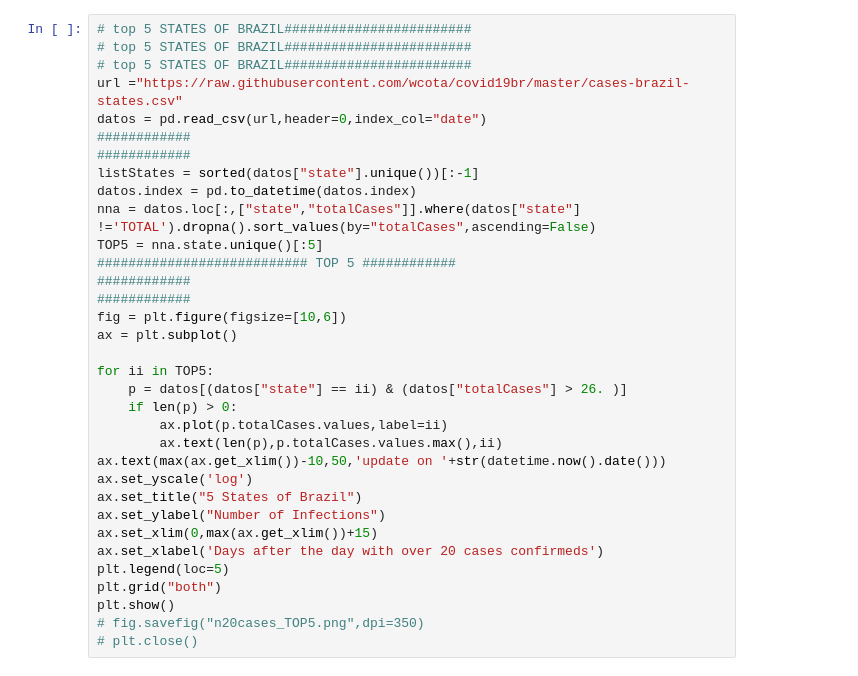
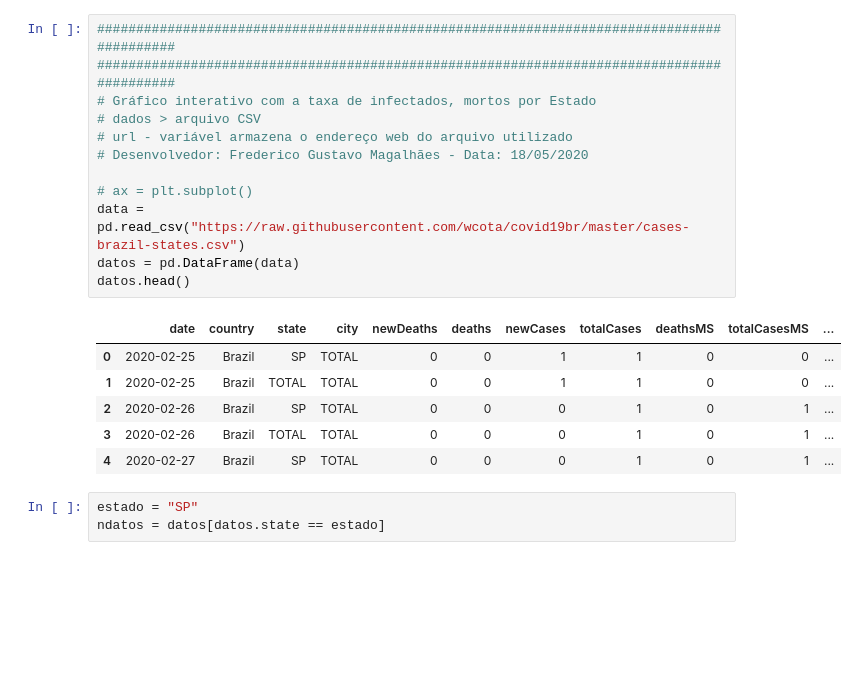
Before and after one commit to cmpaulo/corona, a Jupyter notebook: Corona19-Brazil_projeto.ipynb, the cells around one changed output. Cells and saved outputs as stored; diff of their text form; blank space fills up the shorter version.

```diff
--- a/Corona19-Brazil_projeto.ipynb
+++ b/Corona19-Brazil_projeto.ipynb
@@ -258,34 +258,22 @@ plt.show()
-# %%
-# top 5 STATES OF BRAZIL########################
-# top 5 STATES OF BRAZIL########################
-# top 5 STATES OF BRAZIL########################
-url ="https://raw.githubusercontent.com/wcota/covid19br/master/cases-brazil-states.csv"
-datos = pd.read_csv(url,header=0,index_col="date")
-############
-############
-listStates = sorted(datos["state"].unique())[:-1]
-datos.index = pd.to_datetime(datos.index)
-nna = datos.loc[:,["state","totalCases"]].where(datos["state"] !='TOTAL').dropna().sort_values(by="totalCases",ascending=False)
-TOP5 = nna.state.unique()[:5]
-########################### TOP 5 ############
-############
-############
-fig = plt.figure(figsize=[10,6])
-ax = plt.subplot()
-
-for ii in TOP5:
-    p = datos[(datos["state"] == ii) & (datos["totalCases"] > 26. )]
-    if len(p) > 0:
-        ax.plot(p.totalCases.values,label=ii)
-        ax.text(len(p),p.totalCases.values.max(),ii)
-ax.text(max(ax.get_xlim())-10,50,'update on '+str(datetime.now().date()))
-ax.set_yscale('log')
-ax.set_title("5 States of Brazil")
-ax.set_ylabel("Number of Infections")
-ax.set_xlim(0,max(ax.get_xlim())+15)
-ax.set_xlabel('Days after the day with over 20 cases confirmeds')
-plt.legend(loc=5)
-plt.grid("both")
-plt.show()
-# fig.savefig("n20cases_TOP5.png",dpi=350)
-# plt.close()
+# %%
+##########################################################################################
+##########################################################################################
+# Gráfico interativo com a taxa de infectados, mortos por Estado
+# dados > arquivo CSV
+# url - variável armazena o endereço web do arquivo utilizado
+# Desenvolvedor: Frederico Gustavo Magalhães - Data: 18/05/2020
+
+# ax = plt.subplot()
+data = pd.read_csv("https://raw.githubusercontent.com/wcota/covid19br/master/cases-brazil-states.csv")
+datos = pd.DataFrame(data)
+datos.head()
+# %% [output]
+|  | date | country | state | city | newDeaths | deaths | newCases | totalCases | deathsMS | totalCasesMS | ... |
+| 0 | 2020-02-25 | Brazil | SP | TOTAL | 0 | 0 | 1 | 1 | 0 | 0 | ... |
+| 1 | 2020-02-25 | Brazil | TOTAL | TOTAL | 0 | 0 | 1 | 1 | 0 | 0 | ... |
+| 2 | 2020-02-26 | Brazil | SP | TOTAL | 0 | 0 | 0 | 1 | 0 | 1 | ... |
+| 3 | 2020-02-26 | Brazil | TOTAL | TOTAL | 0 | 0 | 0 | 1 | 0 | 1 | ... |
+| 4 | 2020-02-27 | Brazil | SP | TOTAL | 0 | 0 | 0 | 1 | 0 | 1 | ... |
+# %%
+estado = "SP"
+ndatos = datos[datos.state == estado]
```
Also changed, not shown: parts of 16 cells of this notebook, 8 other files.
